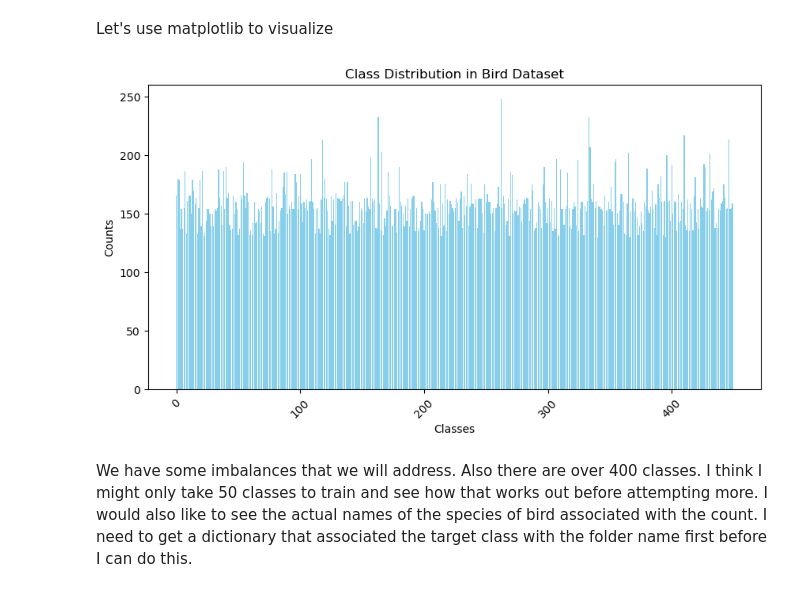
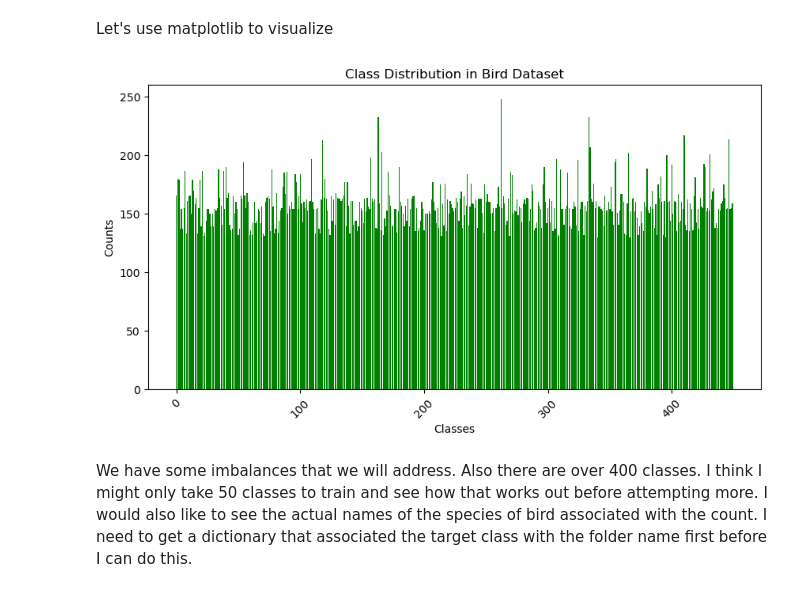
Before and after one commit to kevinvanissa/bird-classification-pytorch, a Jupyter notebook: BirdClassification.ipynb, the cells around one changed output. Saved outputs shown, nothing was run; the diff lists cells and outputs as text; code cells hidden in the pictures.

```diff
--- a/BirdClassification.ipynb
+++ b/BirdClassification.ipynb
@@ -97,17 +97,17 @@ Let's use matplotlib to visualize
 # %%
 # Get classes and then values in separate lists.
 classes = list(label_counts.keys())
 counts = list(label_counts.values())
 
 plt.figure(figsize=(10, 5))
-plt.bar(classes, counts, color='skyblue')
+plt.bar(classes, counts, color='green')
 plt.xlabel('Classes')
 plt.ylabel('Counts')
 plt.title('Class Distribution in Bird Dataset')
 plt.xticks(rotation=45) # Rotate x-axis labels for better visibility
 plt.show()
 # %% [output]
-[figure, old version]
+[figure, new version]
 # %% [markdown]
 We have some imbalances that we will address. Also there are over 400 classes. I think I might only take 50 classes to train and see how that works out before attempting more. I would also like to see the actual names of the species of bird associated with the count. I need to get a dictionary that associated the target class with the folder name first before I can do this.
 # %%
```
Also changed, not shown: parts of 21 cells of this notebook.
